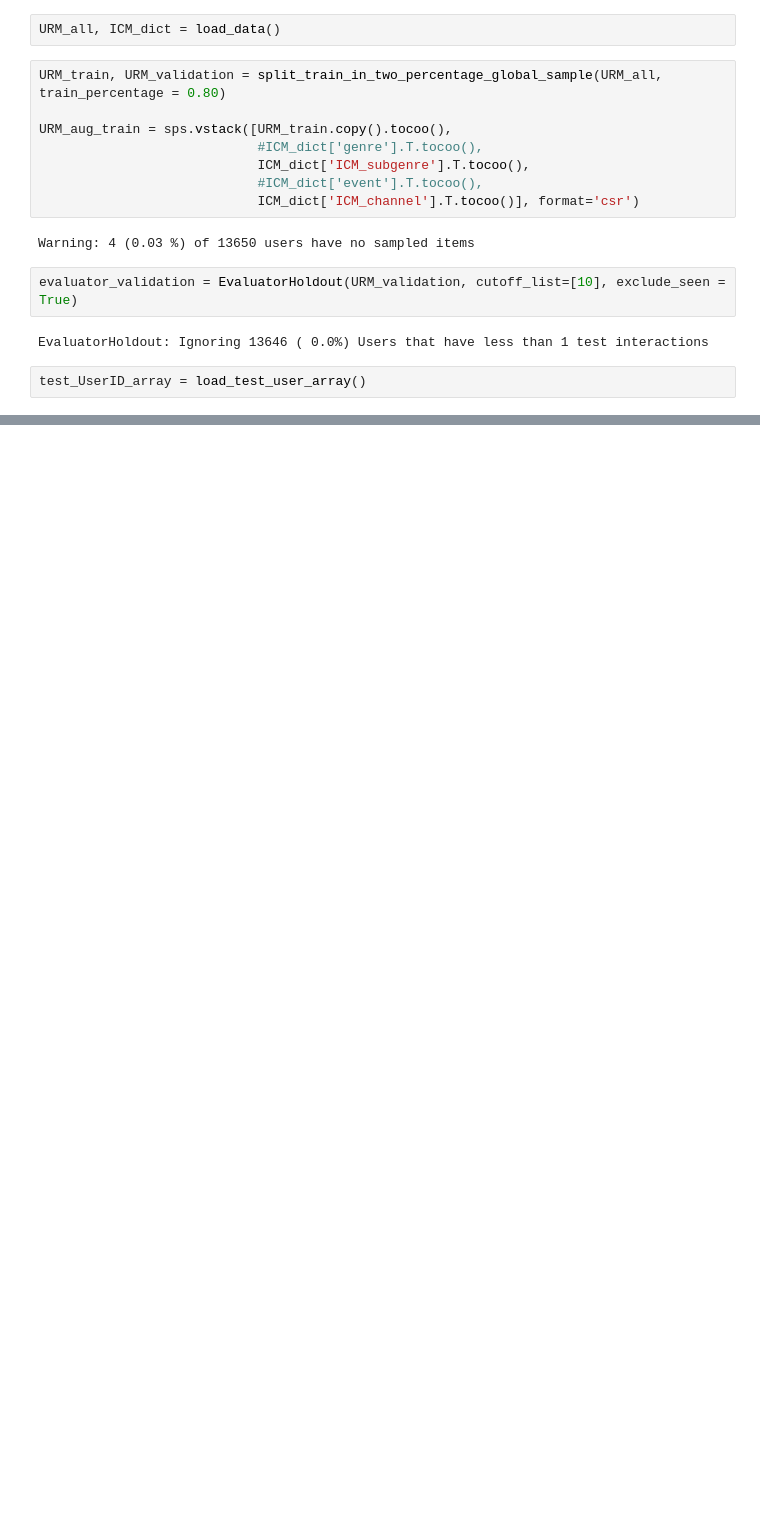
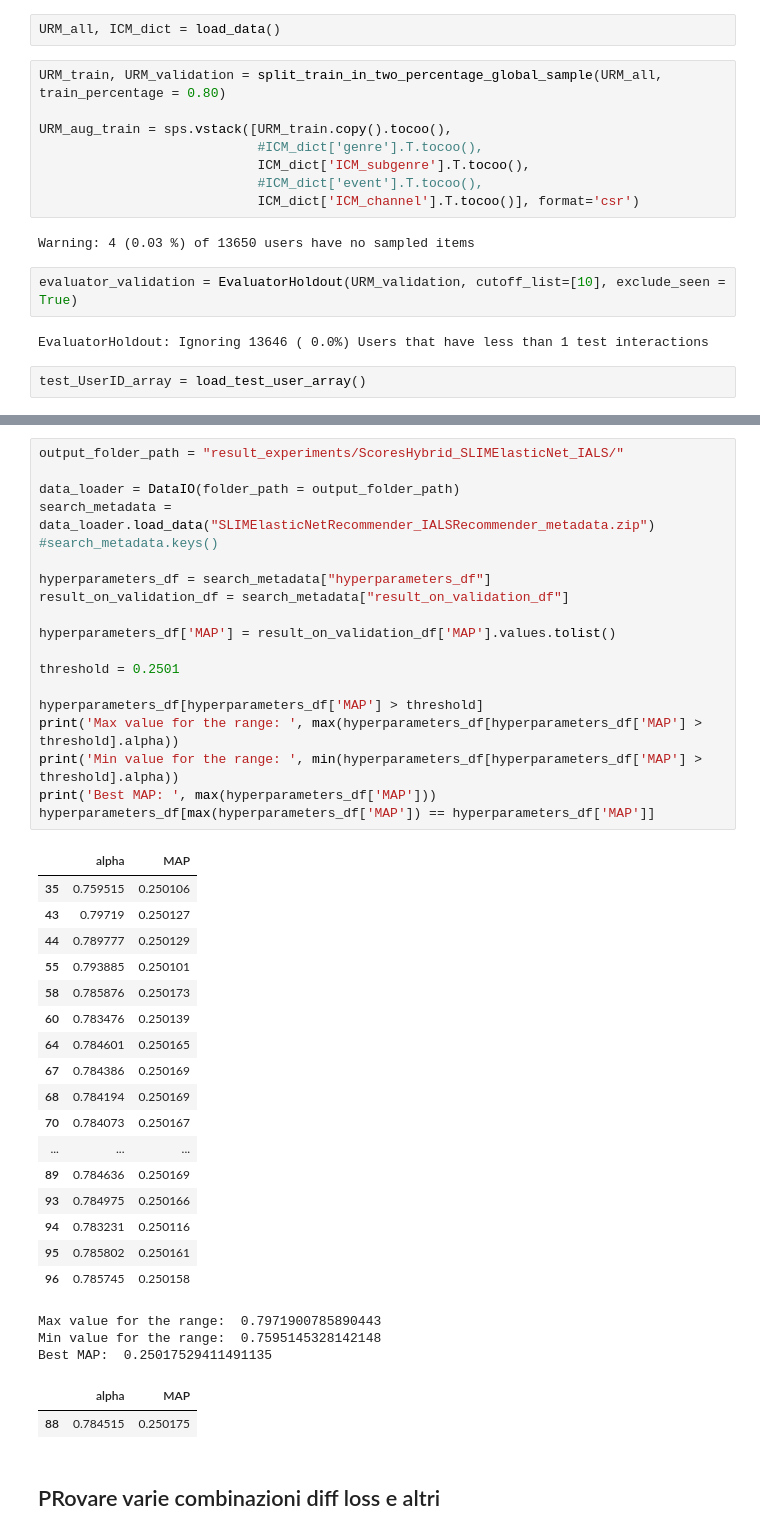
Before and after one commit to AlessioBray/Recommender-Systems-course-challenge, a Jupyter notebook: ScoreHybrid.ipynb, the cells around one changed output, grey strips where cells are left out. Saved outputs shown, nothing was run; the diff lists cells and outputs as text; blank space fills up the shorter version.

```diff
--- a/ScoreHybrid.ipynb
+++ b/ScoreHybrid.ipynb
@@ -92 +194,45 @@ Best MAP:  0.23638558249524907
+# %%
+output_folder_path = "result_experiments/ScoresHybrid_SLIMElasticNet_IALS/"
+
+data_loader = DataIO(folder_path = output_folder_path)
+search_metadata = data_loader.load_data("SLIMElasticNetRecommender_IALSRecommender_metadata.zip")
+#search_metadata.keys()
+
+hyperparameters_df = search_metadata["hyperparameters_df"]
+result_on_validation_df = search_metadata["result_on_validation_df"]
+
+hyperparameters_df['MAP'] = result_on_validation_df['MAP'].values.tolist()
+
+threshold = 0.2501
+
+hyperparameters_df[hyperparameters_df['MAP'] > threshold]
+print('Max value for the range: ', max(hyperparameters_df[hyperparameters_df['MAP'] > threshold].alpha))
+print('Min value for the range: ', min(hyperparameters_df[hyperparameters_df['MAP'] > threshold].alpha))
+print('Best MAP: ', max(hyperparameters_df['MAP']))
+hyperparameters_df[max(hyperparameters_df['MAP']) == hyperparameters_df['MAP']]
+# %% [output]
+|  | alpha | MAP |
+| 35 | 0.759515 | 0.250106 |
+| 43 | 0.79719 | 0.250127 |
+| 44 | 0.789777 | 0.250129 |
+| 55 | 0.793885 | 0.250101 |
+| 58 | 0.785876 | 0.250173 |
+| 60 | 0.783476 | 0.250139 |
+| 64 | 0.784601 | 0.250165 |
+| 67 | 0.784386 | 0.250169 |
+| 68 | 0.784194 | 0.250169 |
+| 70 | 0.784073 | 0.250167 |
+| ... | ... | ... |
+| 89 | 0.784636 | 0.250169 |
+| 93 | 0.784975 | 0.250166 |
+| 94 | 0.783231 | 0.250116 |
+| 95 | 0.785802 | 0.250161 |
+| 96 | 0.785745 | 0.250158 |
+Max value for the range:  0.7971900785890443
+Min value for the range:  0.7595145328142148
+Best MAP:  0.25017529411491135
+|  | alpha | MAP |
+| 88 | 0.784515 | 0.250175 |
+# %% [markdown]
+## PRovare varie combinazioni diff loss e altri
 # %%
```
Also changed, not shown: parts of 8 cells of this notebook, 18 other files.
